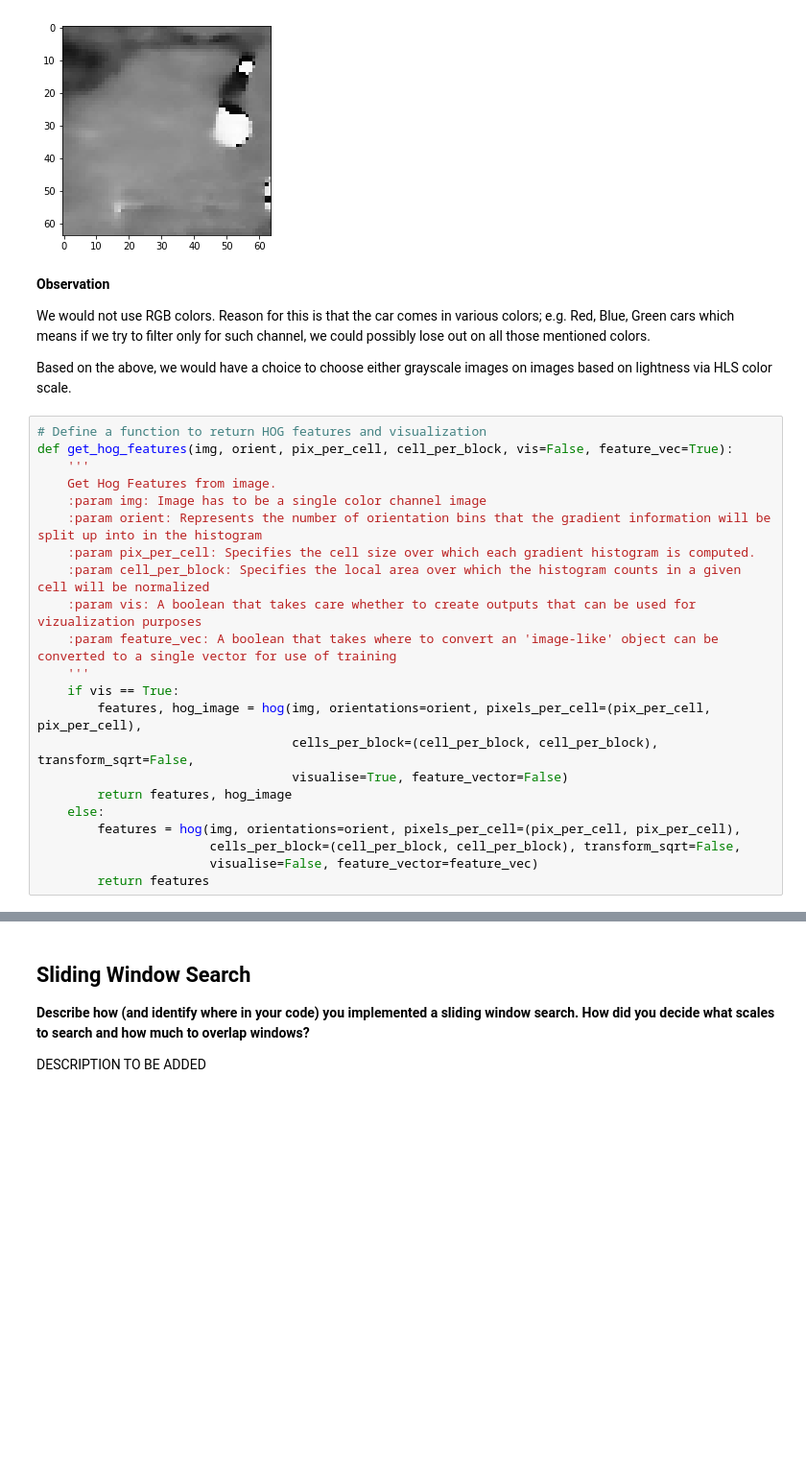
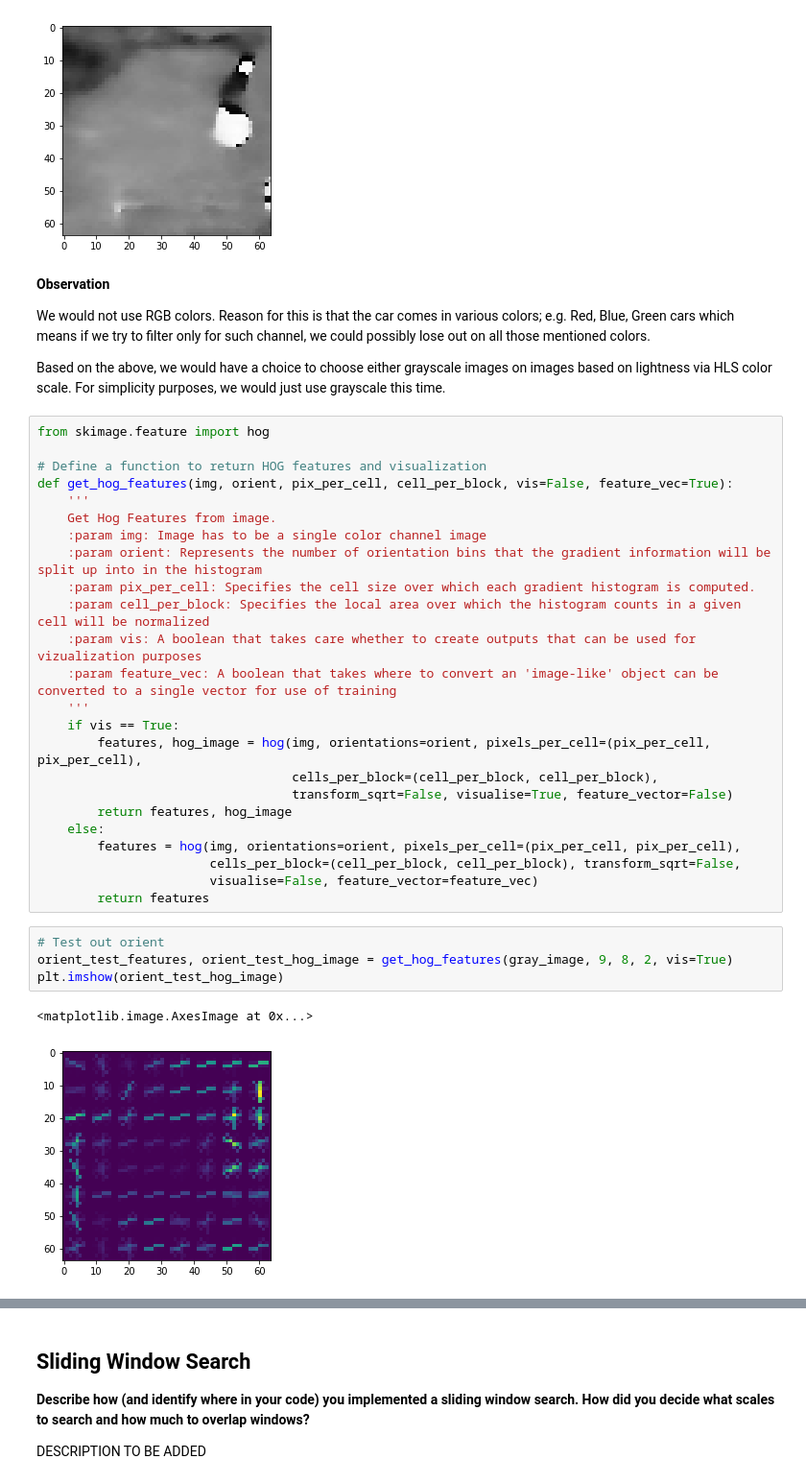
Before and after one commit to hairizuanbinnoorazman/CarND-Vehicle-Detection, a Jupyter notebook: Vehicle Detection.ipynb, the cells around one changed output, grey strips where cells are left out. Shown: that part at 96% size. Drawn from its saved outputs; the diff is of its cells as text; blank space fills up the shorter version.

```diff
--- a/Vehicle Detection.ipynb
+++ b/Vehicle Detection.ipynb
@@ -146,8 +146,10 @@ plt.imshow(hue_image, cmap='gray')
 
 We would not use RGB colors. Reason for this is that the car comes in various colors; e.g. Red, Blue, Green cars which means if we try to filter only for such channel, we could possibly lose out on all those mentioned colors.
 
-Based on the above, we would have a choice to choose either grayscale images on images based on lightness via HLS color scale.
+Based on the above, we would have a choice to choose either grayscale images on images based on lightness via HLS color scale. For simplicity purposes, we would just use grayscale this time.
 # %%
+from skimage.feature import hog
+
 # Define a function to return HOG features and visualization
 def get_hog_features(img, orient, pix_per_cell, cell_per_block, vis=False, feature_vec=True):
     '''
@@ -161,11 +163,18 @@ def get_hog_features(img, orient, pix_per_cell, cell_per_block, vis=False, featu
     '''
     if vis == True:
         features, hog_image = hog(img, orientations=orient, pixels_per_cell=(pix_per_cell, pix_per_cell),
-                                  cells_per_block=(cell_per_block, cell_per_block), transform_sqrt=False,
-                                  visualise=True, feature_vector=False)
+                                  cells_per_block=(cell_per_block, cell_per_block),
+                                  transform_sqrt=False, visualise=True, feature_vector=False)
         return features, hog_image
     else:
         features = hog(img, orientations=orient, pixels_per_cell=(pix_per_cell, pix_per_cell),
                        cells_per_block=(cell_per_block, cell_per_block), transform_sqrt=False,
                        visualise=False, feature_vector=feature_vec)
         return features
+# %%
+# Test out orient
+orient_test_features, orient_test_hog_image = get_hog_features(gray_image, 9, 8, 2, vis=True)
+plt.imshow(orient_test_hog_image)
+# %% [output]
+<matplotlib.image.AxesImage at 0x...>
+[figure, added]
```
Also changed, not shown: parts of 5 cells of this notebook.
